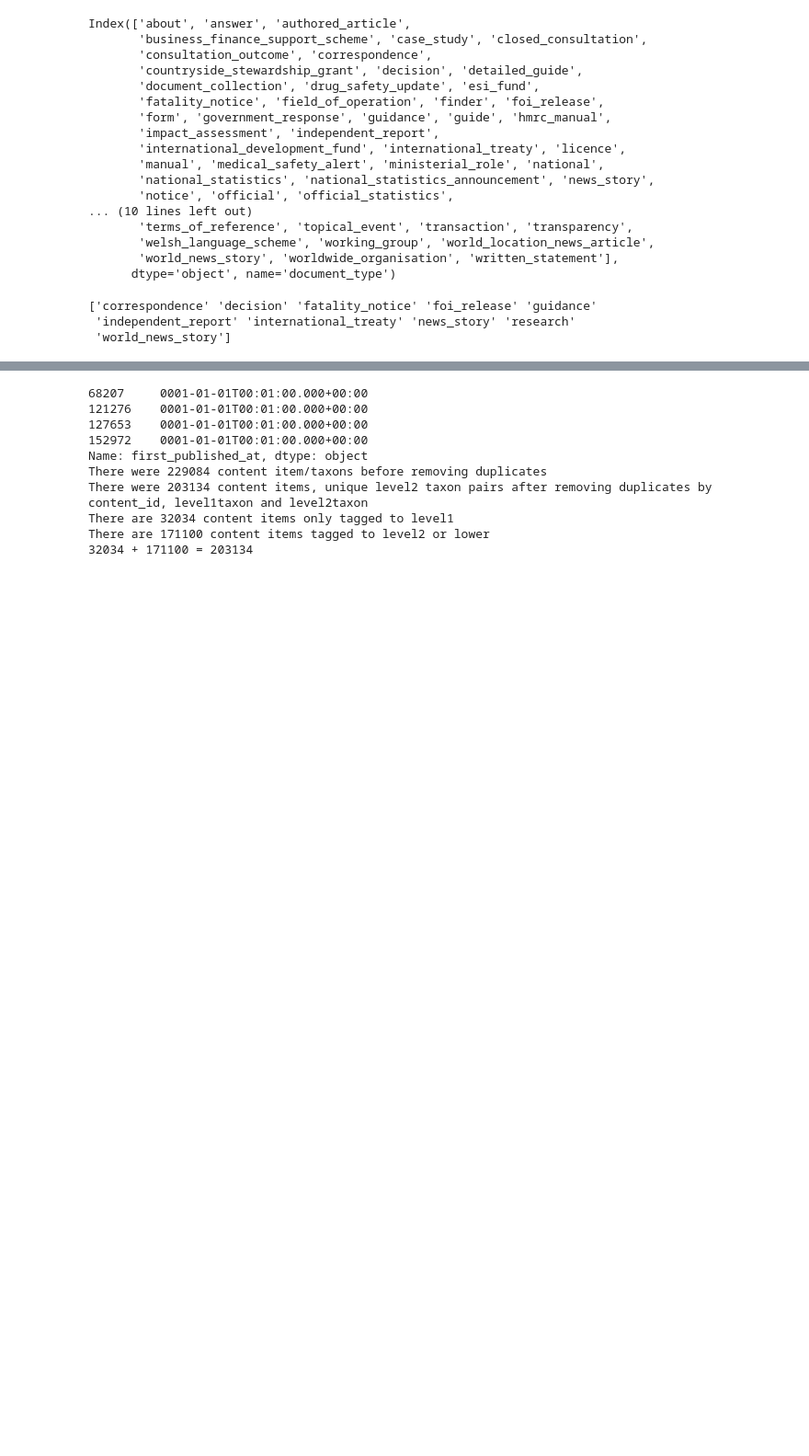
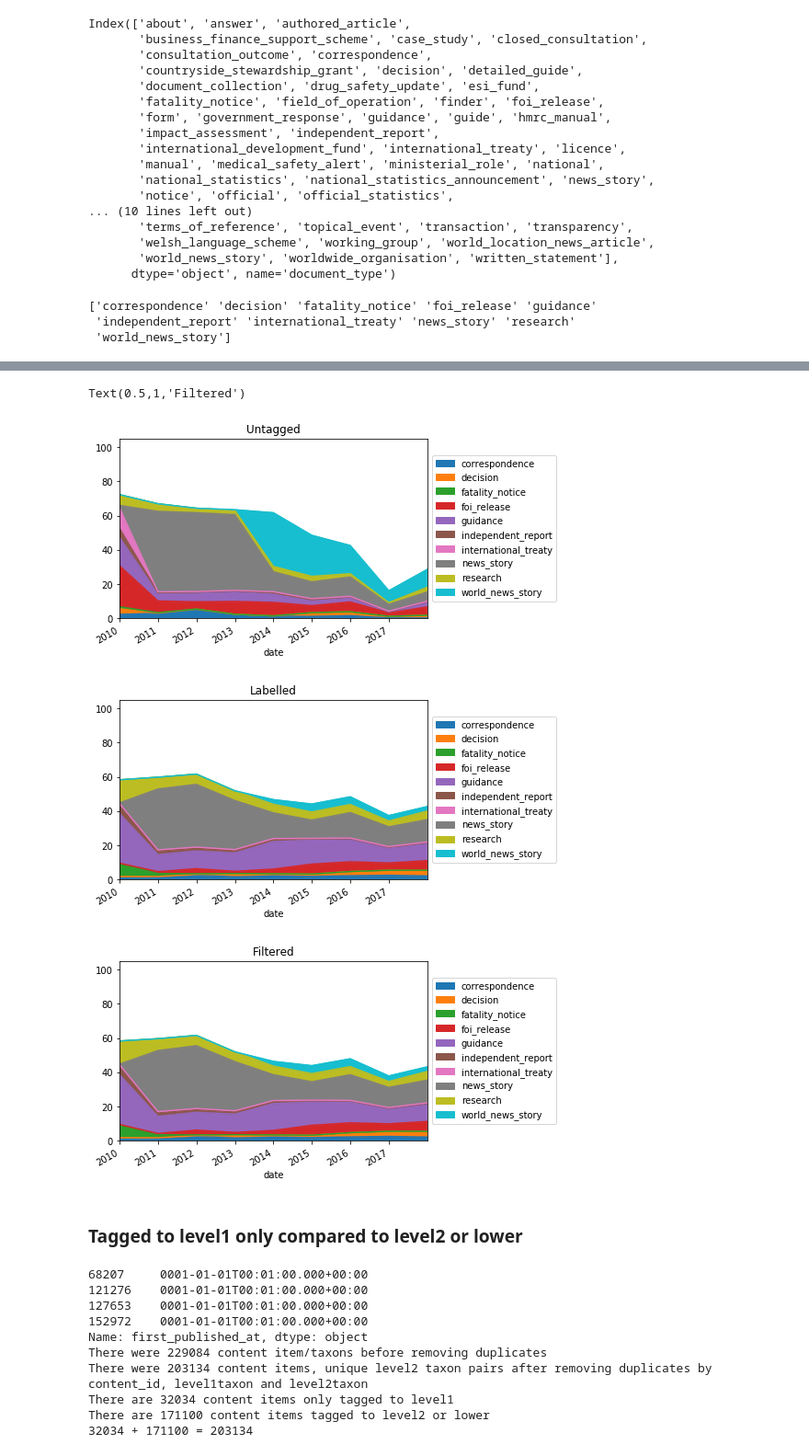
Before and after one commit to alphagov/govuk-taxonomy-supervised-learning, a Jupyter notebook: python/notebooks/EDA-Document-type.ipynb, the cells around one changed output, grey strips where cells are left out. Shown at 92% size. Saved outputs shown, nothing was run; the diff lists cells and outputs as text; code cells hidden in the pictures; blank space fills up the shorter version.

```diff
--- a/python/notebooks/EDA-Document-type.ipynb
+++ b/python/notebooks/EDA-Document-type.ipynb
@@ -201,5 +231,5 @@ print(top_pct.columns.values)
 # %%
-l_grouped = singlelabel.groupby(['document_type', pd.Grouper(freq='Y')])['first_published_at'].count()
+l_grouped = l_singlelabel.groupby(['document_type', pd.Grouper(freq='Y')])['first_published_at'].count()
 l_count_by_year = l_grouped.unstack('document_type', fill_value=0)
 # %%
 #There are too many document types to plot on one chart so select the types with highest maximum
@@ -236,0 +263,3 @@ pandas.core.frame.DataFrame
+# %%
+f_grouped = f_singlelabel.groupby(['document_type', pd.Grouper(freq='Y')])['first_published_at'].count()
+f_count_by_year = f_grouped.unstack('document_type', fill_value=0)
@@ -237,3 +275,44 @@ pandas.core.frame.DataFrame
+# %%
+df_lab = f_count_by_year.stack().reset_index()
+df_lab.columns = ['date', 'document_type', 'percent']
+f_bydoctype_year = df_lab.groupby(['date', 'document_type']).agg({'percent': 'sum'})
+# Change: groupby state_office and divide by sum
+f_bydoctype_pcts = f_bydoctype_year.groupby(level=0).apply(lambda x:
+                                                 100 * x / float(x.sum())).unstack('document_type', fill_value=0)
+
+f_bydoctype_pcts.columns = f_bydoctype_pcts.columns.droplevel(0)
+# %%
+f_top_pct = f_bydoctype_pcts[['correspondence', 'decision'
+ , 'fatality_notice',  'foi_release',
+  'guidance', 'independent_report', 'international_treaty', 'news_story', 'research', 'world_news_story']]
+
+# ax = utop_pct.plot(kind='area', stacked=True)
+# plt.title('Unlabelled')
+# ax.set_xlim(pd.Timestamp('2009-12-31'), pd.Timestamp('2017-12-31'))
+# ax.legend(loc='center left', bbox_to_anchor=(1, 0.5))
+# %%
+#Compare document type distribution over time beween cuntageed, labelled, filtered
+ut = top_pct.plot(kind='area', stacked=True)
+ut.set_xlim(pd.Timestamp('2009-12-31'), pd.Timestamp('2017-12-31'))
+ut.legend(loc='center left', bbox_to_anchor=(1, 0.5))
+plt.title("Untagged")
+
+lab = l_top_pct.plot(kind='area', stacked=True)
+lab.set_xlim(pd.Timestamp('2009-12-31'), pd.Timestamp('2017-12-31'))
+lab.legend(loc='center left', bbox_to_anchor=(1, 0.5))
+plt.title("Labelled")
+
+filt = f_top_pct.plot(kind='area', stacked=True)
+filt.set_xlim(pd.Timestamp('2009-12-31'), pd.Timestamp('2017-12-31'))
+filt.legend(loc='center left', bbox_to_anchor=(1, 0.5))
+plt.title("Filtered")
+# %% [output]
+Text(0.5,1,'Filtered')
+[figure, added]
+[figure, added]
+[figure, added]
+# %% [markdown]
+### Tagged to level1 only compared to level2 or lower
 # %%
 #Only keep rows where level1/level2 combination is unique
 level2_dedup = filtered.drop_duplicates(subset = ['content_id', 'level1taxon', 'level2taxon']).copy()
```
Also changed, not shown: parts of 10 cells of this notebook, 1 other file.
